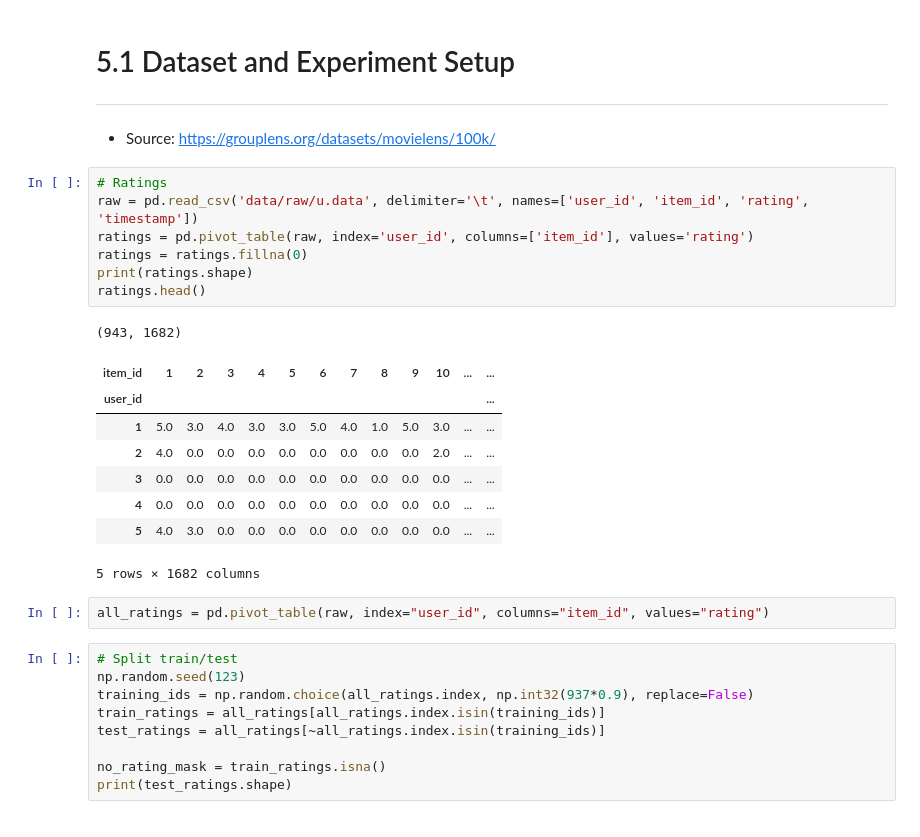
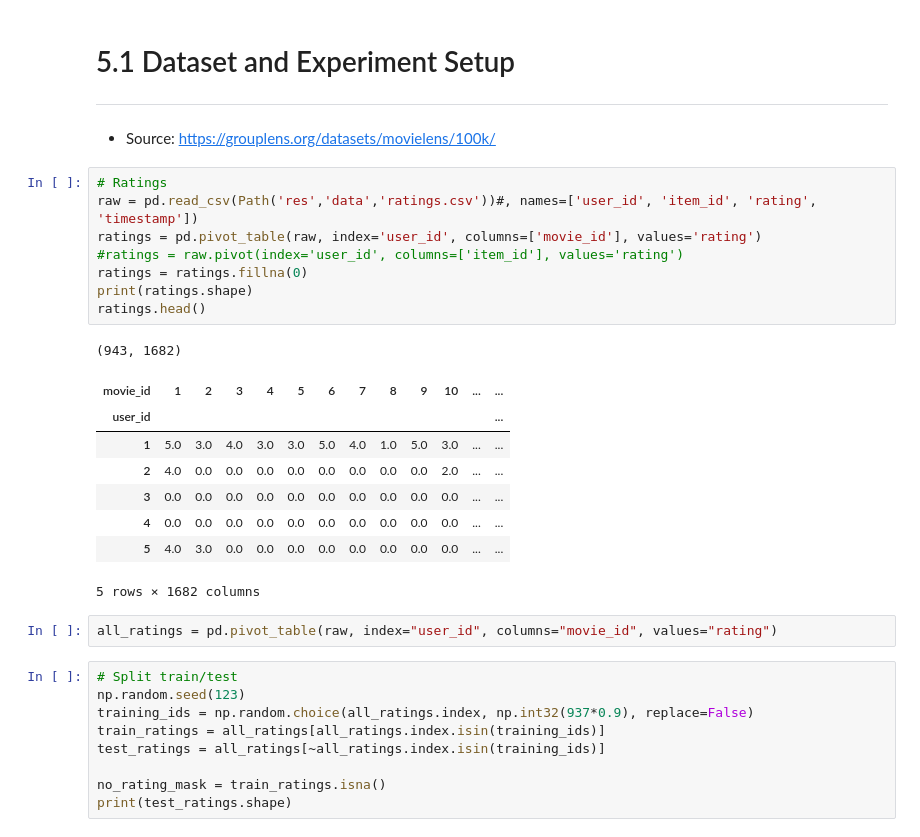
Before and after one commit to WypychKarolina/Cold-Start-Problem-in-RS, a Jupyter notebook: cold_start_demo.ipynb, the cells around one changed output. Saved outputs shown, nothing was run; the diff lists cells and outputs as text.

```diff
--- a/cold_start_demo.ipynb
+++ b/cold_start_demo.ipynb
@@ -55,14 +90,15 @@ hp_df.sort_values("Hybrid Popularity", ascending=False)
 - Source: https://grouplens.org/datasets/movielens/100k/
 # %%
 # Ratings
-raw = pd.read_csv('data/raw/u.data', delimiter='\t', names=['user_id', 'item_id', 'rating', 'timestamp'])
-ratings = pd.pivot_table(raw, index='user_id', columns=['item_id'], values='rating')
+raw = pd.read_csv(Path('res','data','ratings.csv'))#, names=['user_id', 'item_id', 'rating', 'timestamp'])
+ratings = pd.pivot_table(raw, index='user_id', columns=['movie_id'], values='rating')
+#ratings = raw.pivot(index='user_id', columns=['item_id'], values='rating')
 ratings = ratings.fillna(0)
 print(ratings.shape)
 ratings.head()
 # %% [output]
 (943, 1682)
-| item_id | 1 | 2 | 3 | 4 | 5 | 6 | 7 | 8 | 9 | 10 | ... | ... |
+| movie_id | 1 | 2 | 3 | 4 | 5 | 6 | 7 | 8 | 9 | 10 | ... | ... |
 | user_id |  |  |  |  |  |  |  |  |  |  |  | ... |
 | 1 | 5.0 | 3.0 | 4.0 | 3.0 | 3.0 | 5.0 | 4.0 | 1.0 | 5.0 | 3.0 | ... | ... |
 | 2 | 4.0 | 0.0 | 0.0 | 0.0 | 0.0 | 0.0 | 0.0 | 0.0 | 0.0 | 2.0 | ... | ... |
@@ -71,7 +107,7 @@ ratings.head()
 | 5 | 4.0 | 3.0 | 0.0 | 0.0 | 0.0 | 0.0 | 0.0 | 0.0 | 0.0 | 0.0 | ... | ... |
 5 rows × 1682 columns
 # %%
-all_ratings = pd.pivot_table(raw, index="user_id", columns="item_id", values="rating")
+all_ratings = pd.pivot_table(raw, index="user_id", columns="movie_id", values="rating")
 # %%
 # Split train/test
 np.random.seed(123)
```
Also changed, not shown: parts of 17 cells of this notebook.
